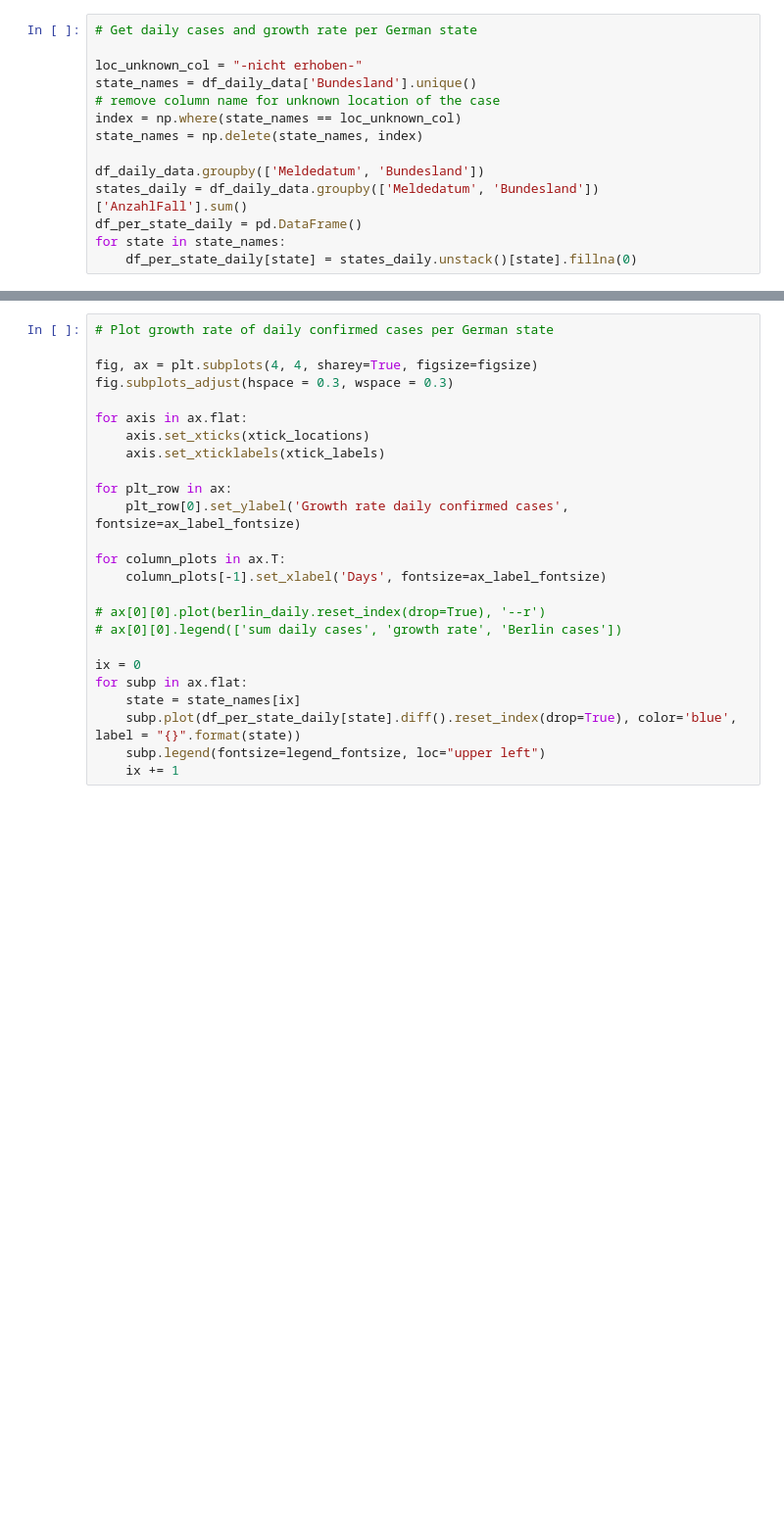
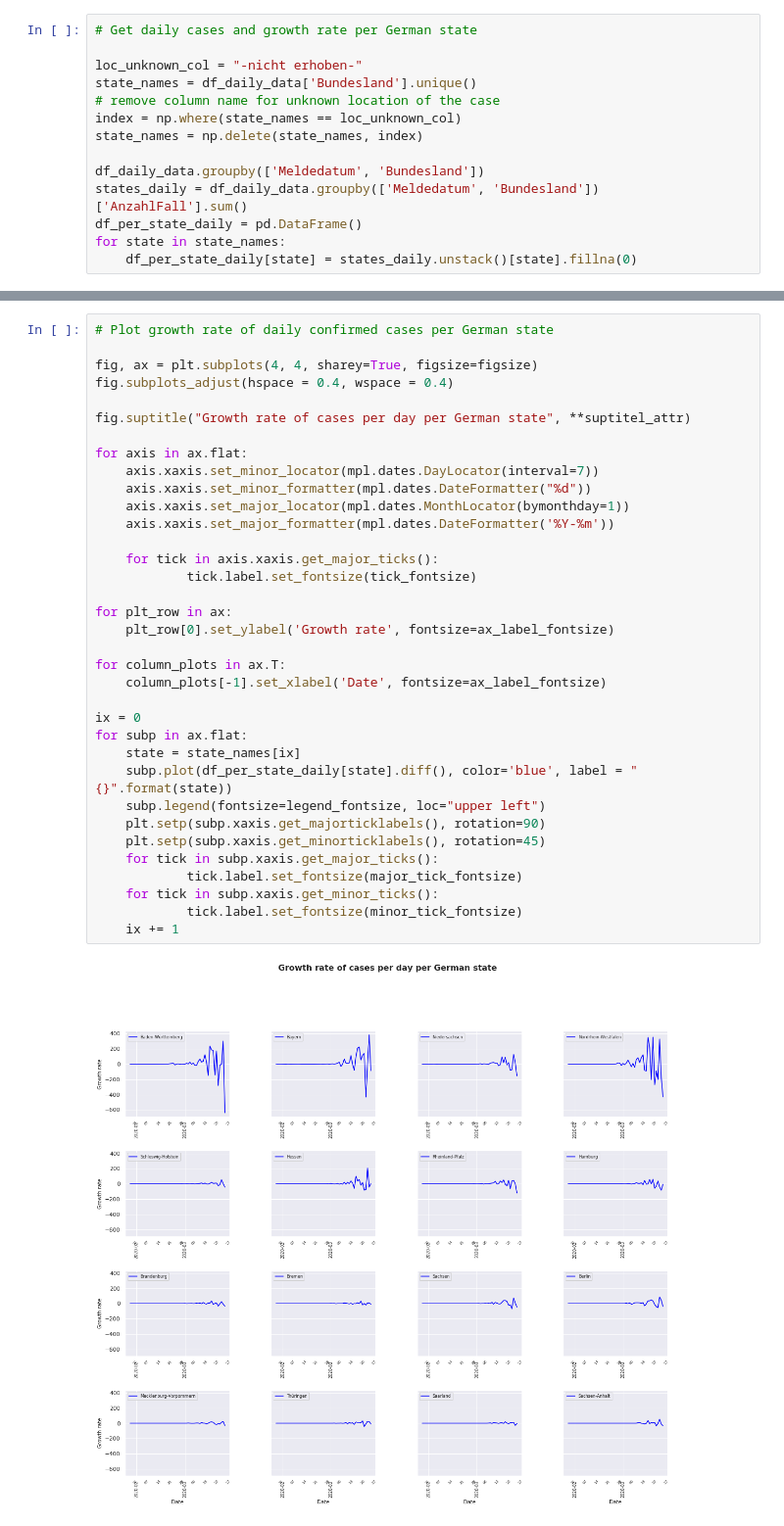
Before and after one commit to mafleischer/covid19-robert-koch-data, a Jupyter notebook: Covid19 Germany Deutschland (RKI data).ipynb, the cells around one changed output, grey strips where cells are left out. Shown at 98% size. Drawn from its saved outputs; the diff is of its cells as text; blank space fills up the shorter version.

```diff
--- a/Covid19 Germany Deutschland (RKI data).ipynb
+++ b/Covid19 Germany Deutschland (RKI data).ipynb
@@ -148,25 +156,37 @@ for subp in ax.flat:
 # %%
 # Plot growth rate of daily confirmed cases per German state
 
 fig, ax = plt.subplots(4, 4, sharey=True, figsize=figsize)
-fig.subplots_adjust(hspace = 0.3, wspace = 0.3)
+fig.subplots_adjust(hspace = 0.4, wspace = 0.4)
+
+fig.suptitle("Growth rate of cases per day per German state", **suptitel_attr)
 
 for axis in ax.flat:
-    axis.set_xticks(xtick_locations)
-    axis.set_xticklabels(xtick_labels)
+    axis.xaxis.set_minor_locator(mpl.dates.DayLocator(interval=7))
+    axis.xaxis.set_minor_formatter(mpl.dates.DateFormatter("%d"))
+    axis.xaxis.set_major_locator(mpl.dates.MonthLocator(bymonthday=1))
+    axis.xaxis.set_major_formatter(mpl.dates.DateFormatter('%Y-%m'))
+
+    for tick in axis.xaxis.get_major_ticks():
+            tick.label.set_fontsize(tick_fontsize)
 
 for plt_row in ax:
-    plt_row[0].set_ylabel('Growth rate daily confirmed cases', fontsize=ax_label_fontsize)
+    plt_row[0].set_ylabel('Growth rate', fontsize=ax_label_fontsize)
 
 for column_plots in ax.T:
-    column_plots[-1].set_xlabel('Days', fontsize=ax_label_fontsize)
-
-# ax[0][0].plot(berlin_daily.reset_index(drop=True), '--r')
-# ax[0][0].legend(['sum daily cases', 'growth rate', 'Berlin cases'])
+    column_plots[-1].set_xlabel('Date', fontsize=ax_label_fontsize)
 
 ix = 0
 for subp in ax.flat:
     state = state_names[ix]
-    subp.plot(df_per_state_daily[state].diff().reset_index(drop=True), color='blue', label = "{}".format(state))
+    subp.plot(df_per_state_daily[state].diff(), color='blue', label = "{}".format(state))
     subp.legend(fontsize=legend_fontsize, loc="upper left")
+    plt.setp(subp.xaxis.get_majorticklabels(), rotation=90)
+    plt.setp(subp.xaxis.get_minorticklabels(), rotation=45)
+    for tick in subp.xaxis.get_major_ticks():
+            tick.label.set_fontsize(major_tick_fontsize)
+    for tick in subp.xaxis.get_minor_ticks():
+            tick.label.set_fontsize(minor_tick_fontsize)
     ix += 1
+# %% [output]
+[figure, added]
```
Also changed, not shown: parts of 3 cells of this notebook.
